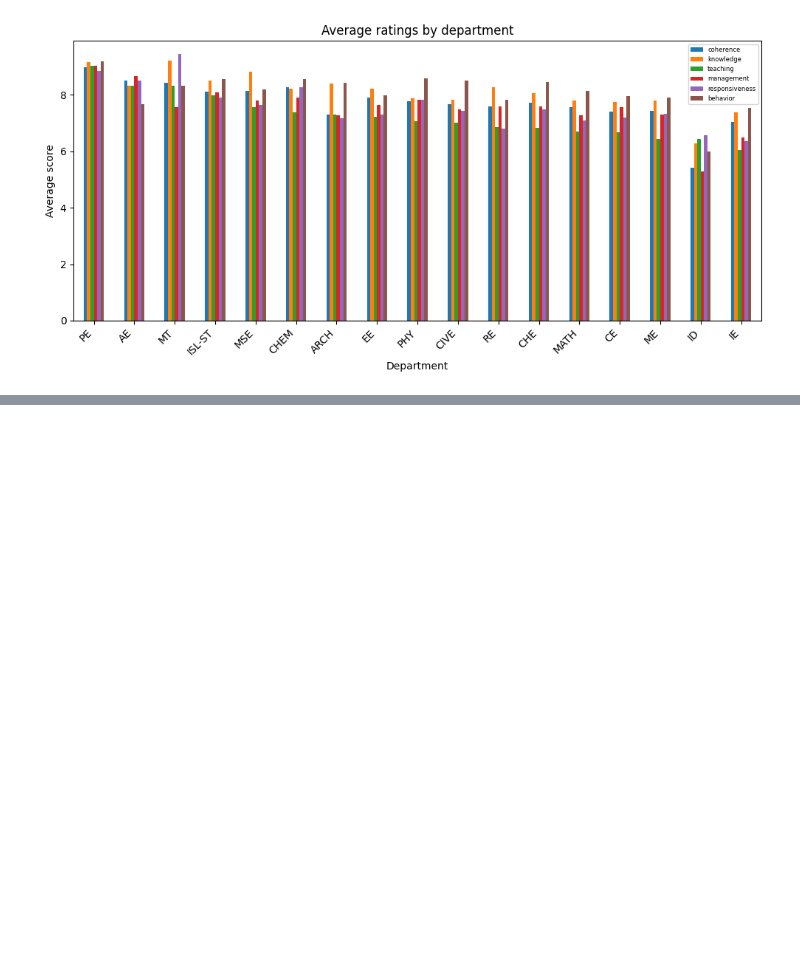
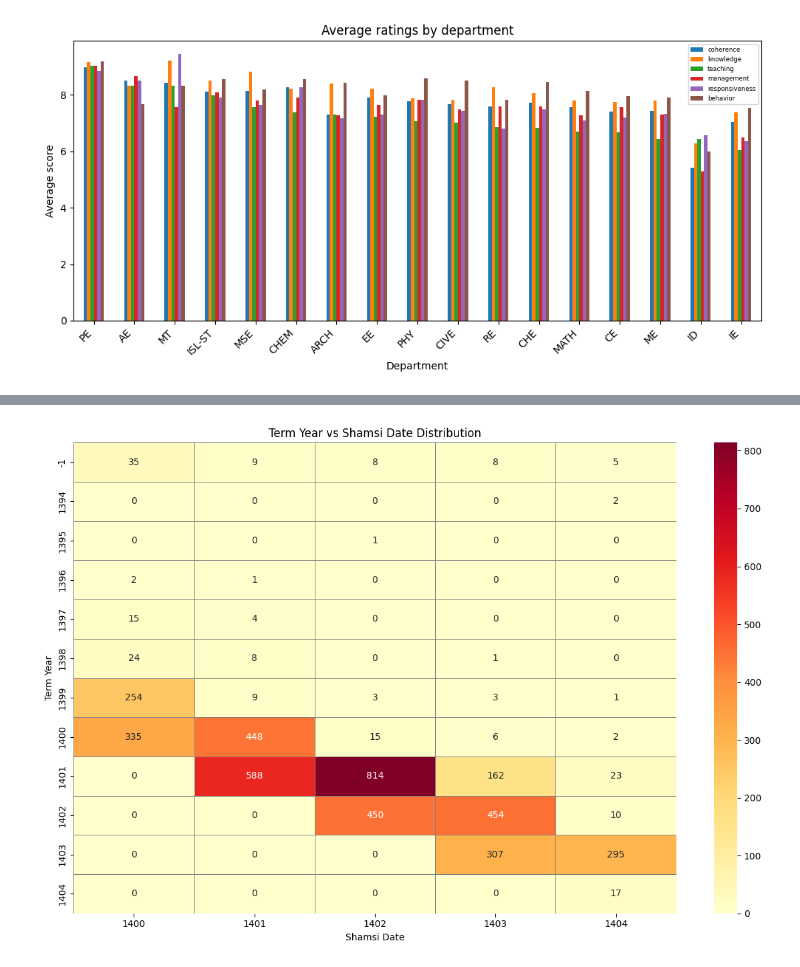
Before and after one commit to aminnademi/Elmosyar, a Jupyter notebook: EDA.ipynb, the cells around one changed output, grey strips where cells are left out. Cells and saved outputs as stored; diff of their text form; code cells hidden in the pictures; blank space fills up the shorter version.

```diff
--- a/EDA.ipynb
+++ b/EDA.ipynb
@@ -283,0 +415,22 @@ plt.show()
+# %%
+df["shamsi"] = df["date"].apply(lambda d:jdatetime.date.fromgregorian(year=d.year, month=d.month,day=d.day).year)
+df["year"] = df["term"].str.extract(r"(\d{4})").astype(float).fillna(-1).astype(int)
+# %%
+year_matrix = df.groupby(["year", "shamsi"]).size().unstack(fill_value=0)
+
+plt.figure(figsize=(12, 8))
+sns.heatmap(
+    year_matrix,
+    annot=True,
+    fmt='d',
+    cmap='YlOrRd',
+    linewidths=0.5,
+    linecolor='gray'
+)
+plt.title('Term Year vs Shamsi Date Distribution')
+plt.xlabel('Shamsi Date')
+plt.ylabel('Term Year')
+plt.tight_layout()
+plt.show()
+# %% [output]
+[figure, added]
```
Also changed, not shown: parts of 19 cells of this notebook.
